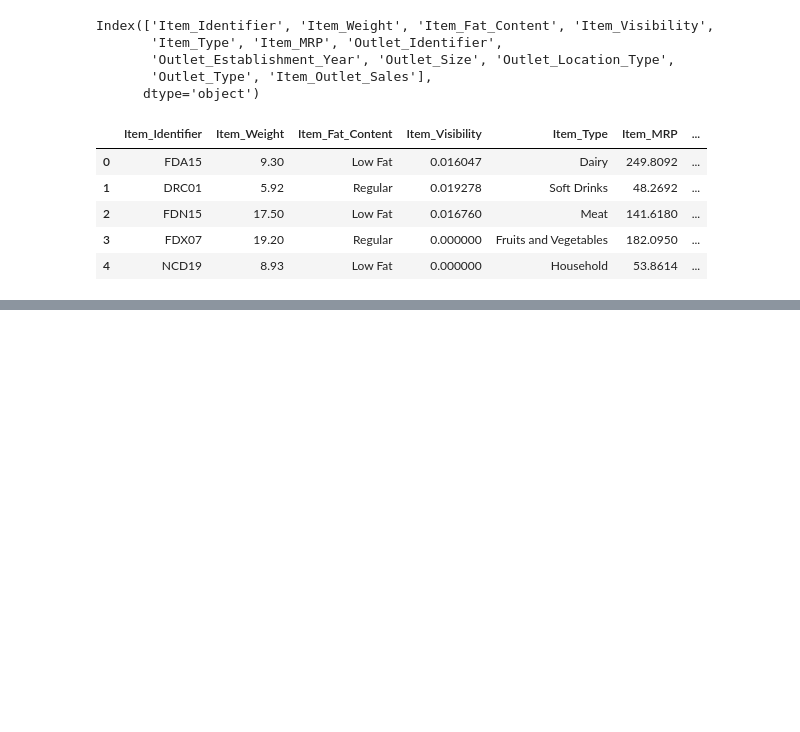
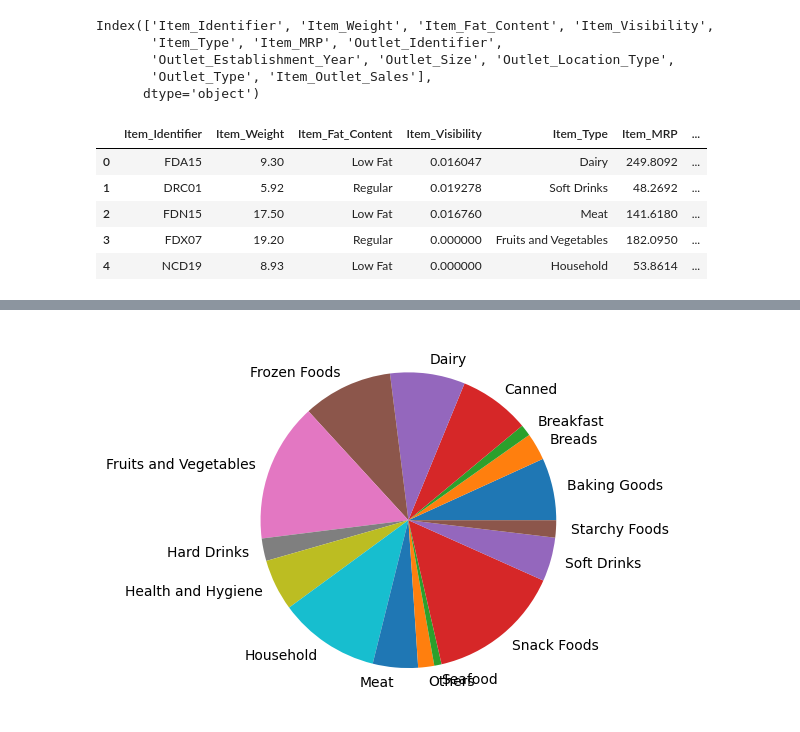
Before and after one commit to Jose-Balocchi/Retail---Predicciones-de-ventas, a Jupyter notebook: 05_Proyecto_1.ipynb, the cells around one changed output, grey strips where cells are left out. Cells and saved outputs as stored; diff of their text form; code cells hidden in the pictures; blank space fills up the shorter version.

```diff
--- a/05_Proyecto_1.ipynb
+++ b/05_Proyecto_1.ipynb
@@ -603,0 +604,11 @@ plt.show()
+# %%
+grafico_tipo_comida3 = df.groupby('Item_Type')['Item_Outlet_Sales'].sum()
+grafico_tipo_comida3 = grafico_tipo_comida3.reset_index()
+data = grafico_tipo_comida3['Item_Outlet_Sales']
+labels = grafico_tipo_comida3['Item_Type']
+# %%
+# Aca veremos la venta de cada producto a nivel general
+plt.pie(data, labels = labels)
+plt.show()
+# %% [output]
+[figure, added]
```
Also changed, not shown: parts of 6 cells of this notebook.
